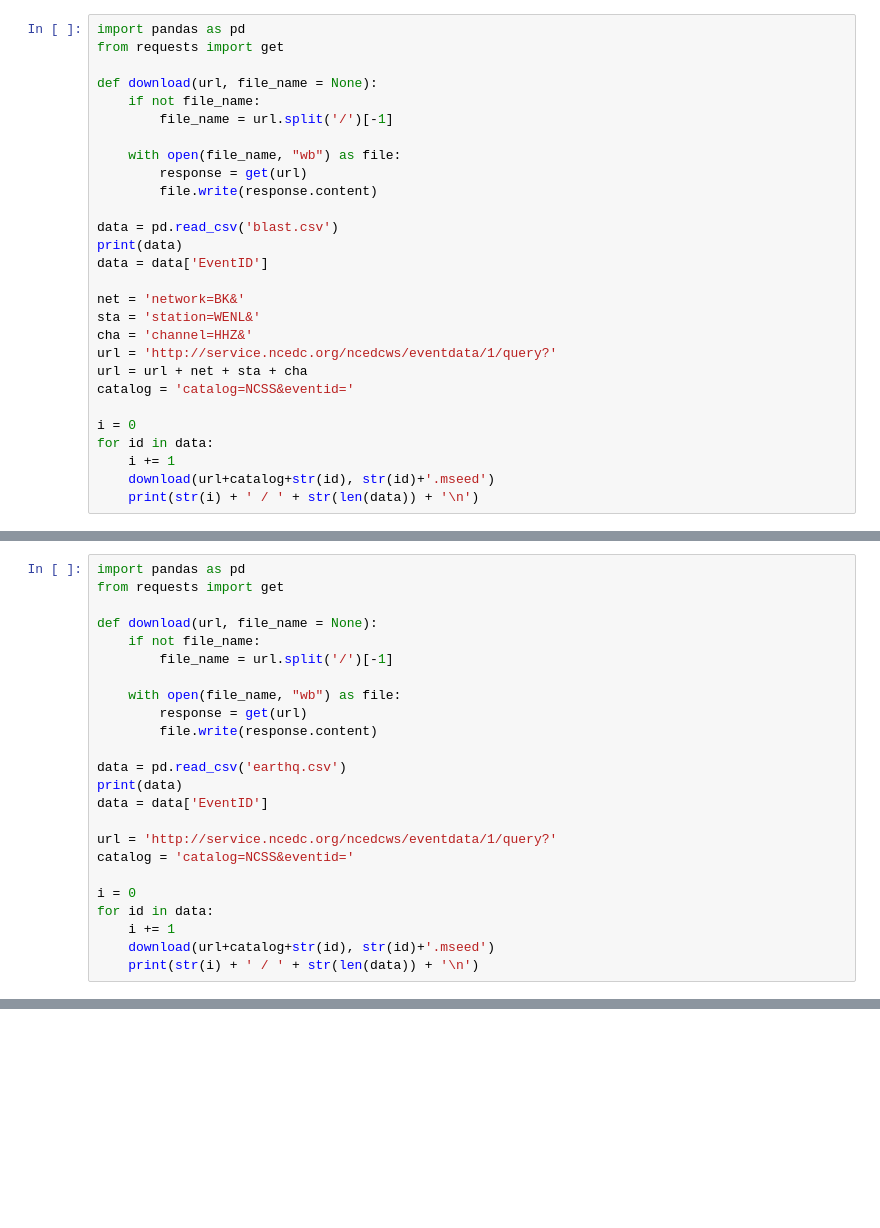
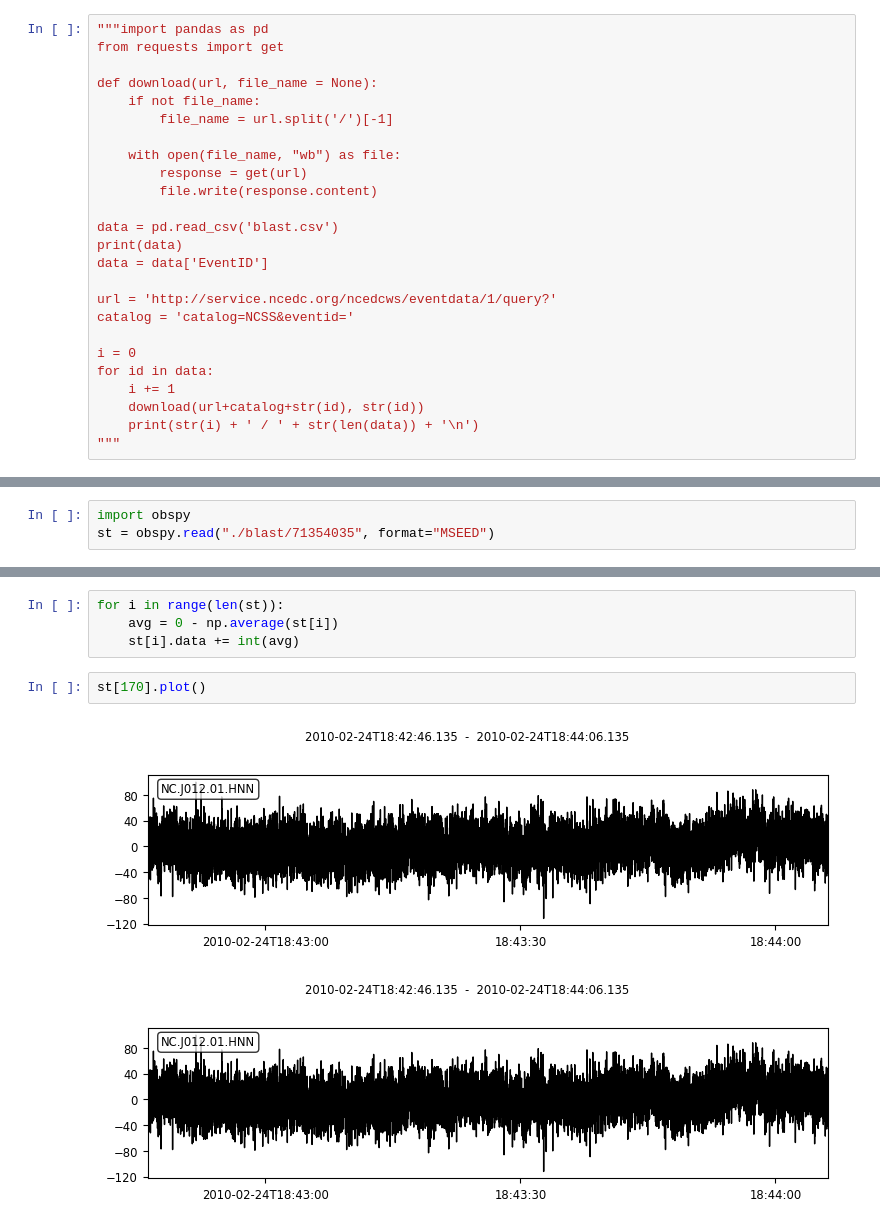
Before and after one commit to FansiteofEQ/Discriminate-Quarryblast, a Jupyter notebook: Untitled.ipynb, the cells around one changed output, grey strips where cells are left out. Saved outputs shown, nothing was run; the diff lists cells and outputs as text; blank space fills up the shorter version.

```diff
--- a/Untitled.ipynb
+++ b/Untitled.ipynb
@@ -1,5 +1,5 @@
 # %%
-import pandas as pd
+"""import pandas as pd
 from requests import get
 
 def download(url, file_name = None):
@@ -14,15 +14,12 @@ data = pd.read_csv('blast.csv')
 print(data)
 data = data['EventID']
 
-net = 'network=BK&'
-sta = 'station=WENL&'
-cha = 'channel=HHZ&'
 url = 'http://service.ncedc.org/ncedcws/eventdata/1/query?'
-url = url + net + sta + cha
 catalog = 'catalog=NCSS&eventid='
 
 i = 0
 for id in data:
     i += 1
-    download(url+catalog+str(id), str(id)+'.mseed')
+    download(url+catalog+str(id), str(id))
     print(str(i) + ' / ' + str(len(data)) + '\n')
+"""
@@ -29,24 +43,0 @@ for id in data:
-# %%
-import pandas as pd
-from requests import get
-
-def download(url, file_name = None):
-    if not file_name:
-        file_name = url.split('/')[-1]
-
-    with open(file_name, "wb") as file:
-        response = get(url)
-        file.write(response.content)
-
-data = pd.read_csv('earthq.csv')
-print(data)
-data = data['EventID']
-
-url = 'http://service.ncedc.org/ncedcws/eventdata/1/query?'
-catalog = 'catalog=NCSS&eventid='
-
-i = 0
-for id in data:
-    i += 1
-    download(url+catalog+str(id), str(id)+'.mseed')
-    print(str(i) + ' / ' + str(len(data)) + '\n')
@@ -97,0 +44,3 @@ st[0].plot()
+# %%
+import obspy
+st = obspy.read("./blast/71354035", format="MSEED")
@@ -97,0 +79,9 @@ st[0].plot()
+# %%
+for i in range(len(st)):
+    avg = 0 - np.average(st[i])
+    st[i].data += int(avg)
+# %%
+st[170].plot()
+# %% [output]
+[figure, added]
+[figure, added]
```
Also changed, not shown: parts of 9 cells of this notebook.
